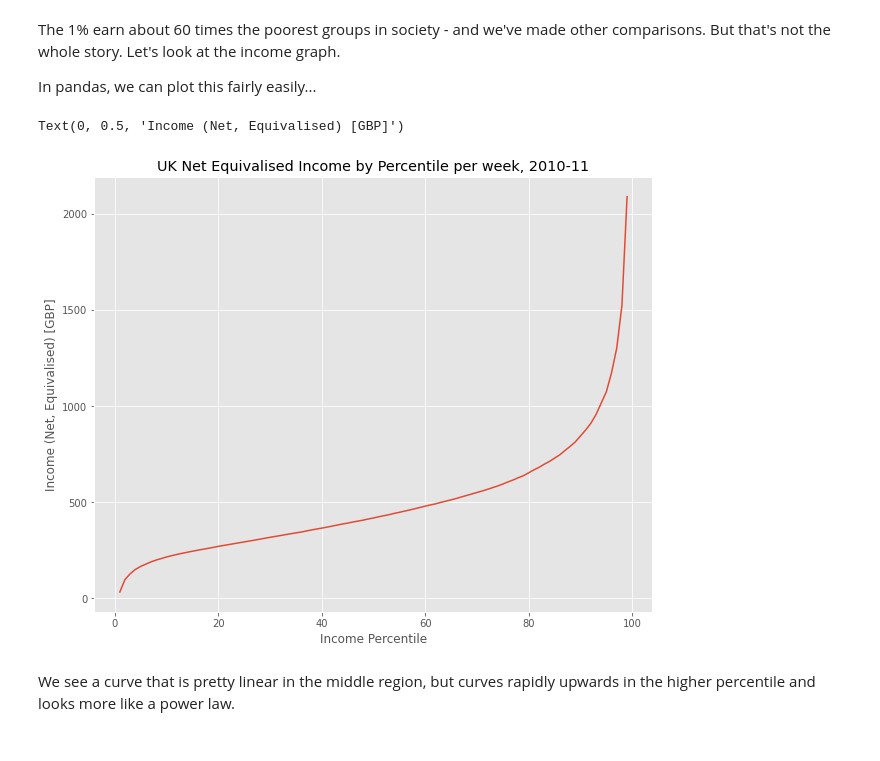
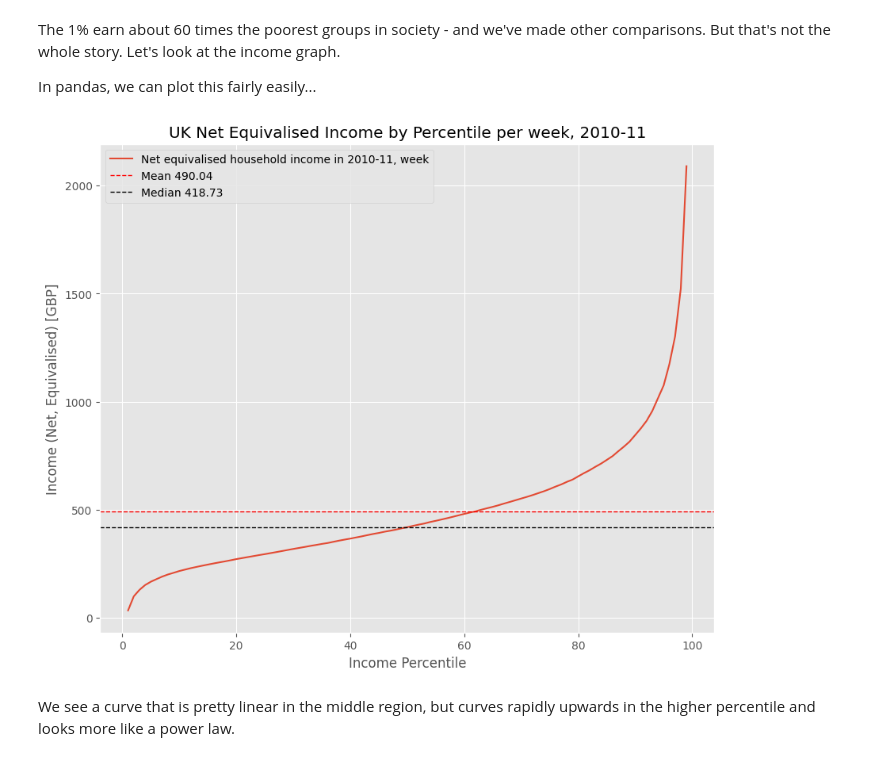
Before and after one commit to marialevina1/QM2, a Jupyter notebook: notebooks/W02. Pandas.ipynb, the cells around one changed output. Cells and saved outputs as stored; diff of their text form; code cells hidden in the pictures.

```diff
--- a/notebooks/W02. Pandas.ipynb
+++ b/notebooks/W02. Pandas.ipynb
@@ -204,14 +207,27 @@ How does
 The 1% earn about 60 times the poorest groups in society - and we've made other comparisons. But that's not the whole story. Let's look at the income graph.
 
 In pandas, we can plot this fairly easily...
-# %%
-income['Net equivalised household income in 2010-11, week'].plot()
-plt.title('UK Net Equivalised Income by Percentile per week, 2010-11')
-plt.xlabel('Income Percentile')
-plt.ylabel('Income (Net, Equivalised) [GBP]')
-# %% [output]
-Text(0, 0.5, 'Income (Net, Equivalised) [GBP]')
-[figure, removed]
+# %%
+income['Net equivalised household income in 2010-11, week'].plot()
+plt.title('UK Net Equivalised Income by Percentile per week, 2010-11')
+plt.xlabel('Income Percentile')
+plt.ylabel('Income (Net, Equivalised) [GBP]')
+
+# Calculate the mean and median from the specific column
+mean_income = income['Net equivalised household income in 2010-11, week'].mean()
+median_income = income['Net equivalised household income in 2010-11, week'].median()
+
+# Add vertical lines for mean and median, along with labels
+plt.axhline(mean_income, color='red', linestyle='dashed', linewidth=1, label=f'Mean {round(mean_income, 2)}')
+plt.axhline(median_income, color='black', linestyle='dashed', linewidth=1, label=f'Median {round(median_income, 2)}')
+
+# Add a legend to indicate the meaning of the lines
+plt.legend()
+
+# Show the plot
+plt.show()
+# %% [output]
+[figure, added]
 # %% [markdown]
 We see a curve that is pretty linear in the middle region, but curves rapidly upwards in the higher percentile and looks more like a power law.
 # %% [markdown]
```
Also changed, not shown: parts of 11 cells of this notebook.
